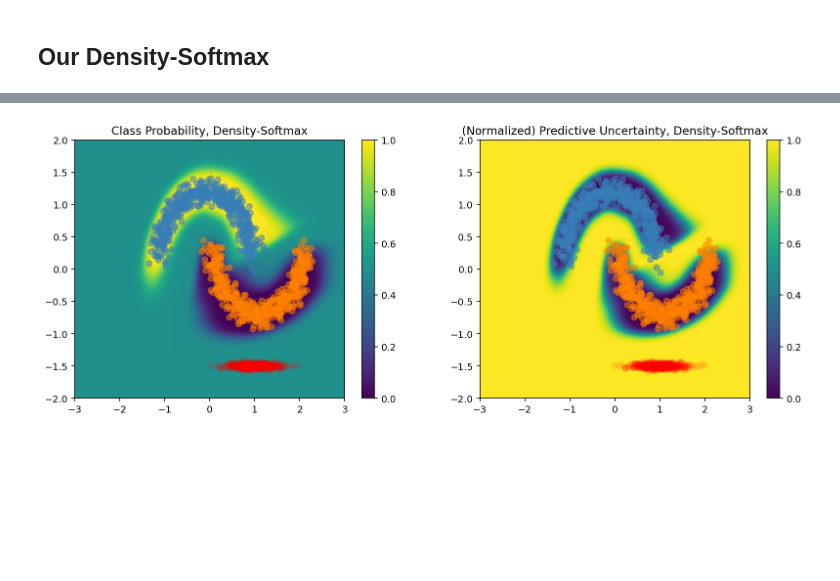
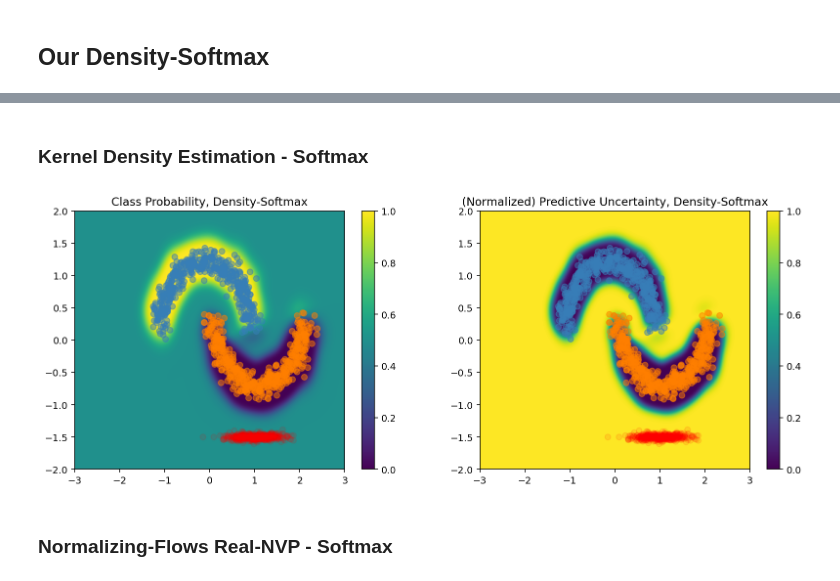
Before and after one commit to hamanhbui/density_softmax_demo, a Jupyter notebook: density_softmax.ipynb, the cells around one changed output, grey strips where cells are left out. Saved outputs shown, nothing was run; the diff lists cells and outputs as text; code cells hidden in the pictures; blank space fills up the shorter version.

```diff
--- a/density_softmax.ipynb
+++ b/density_softmax.ipynb
@@ -310,21 +324,23 @@ plot_predictions(sngp_probs, model_name="SNGP")
+# %% [markdown]
+### Kernel Density Estimation - Softmax
 # %%
 from sklearn.neighbors import KernelDensity
 
-train_latents = resnet_model.encode(train_examples)
-kde = KernelDensity(kernel='gaussian', bandwidth = 2.0).fit(train_latents)
+kde = KernelDensity(kernel='gaussian', bandwidth = 0.15).fit(train_examples)
 
-train_likelihood = tf.exp(kde.score_samples(train_latents))
+train_likelihood = tf.exp(kde.score_samples(train_examples))
 train_likelihood = tf.expand_dims(train_likelihood, 1)
 train_likelihood_max = tf.reduce_max(train_likelihood)
 
-test_latents = resnet_model.encode(test_examples)
-resnet_logits = resnet_model.classifier(test_latents)
-test_likelihood = tf.exp(kde.score_samples(test_latents))
+test_latents = resnet_model(test_examples)
+test_likelihood = tf.exp(kde.score_samples(test_examples))
 test_likelihood = tf.expand_dims(test_likelihood, 1)
 
 test_likelihood = (test_likelihood)/(train_likelihood_max)
 dst_probs = tf.nn.softmax(resnet_logits * tf.cast(test_likelihood, dtype=tf.float32), axis=-1)[:, 0]
 
 plot_predictions(dst_probs, model_name="Density-Softmax")
 # %% [output]
-[figure, old version]
+[figure, new version]
+# %% [markdown]
+### Normalizing-Flows Real-NVP - Softmax
```
Also changed, not shown: parts of 14 cells of this notebook.
